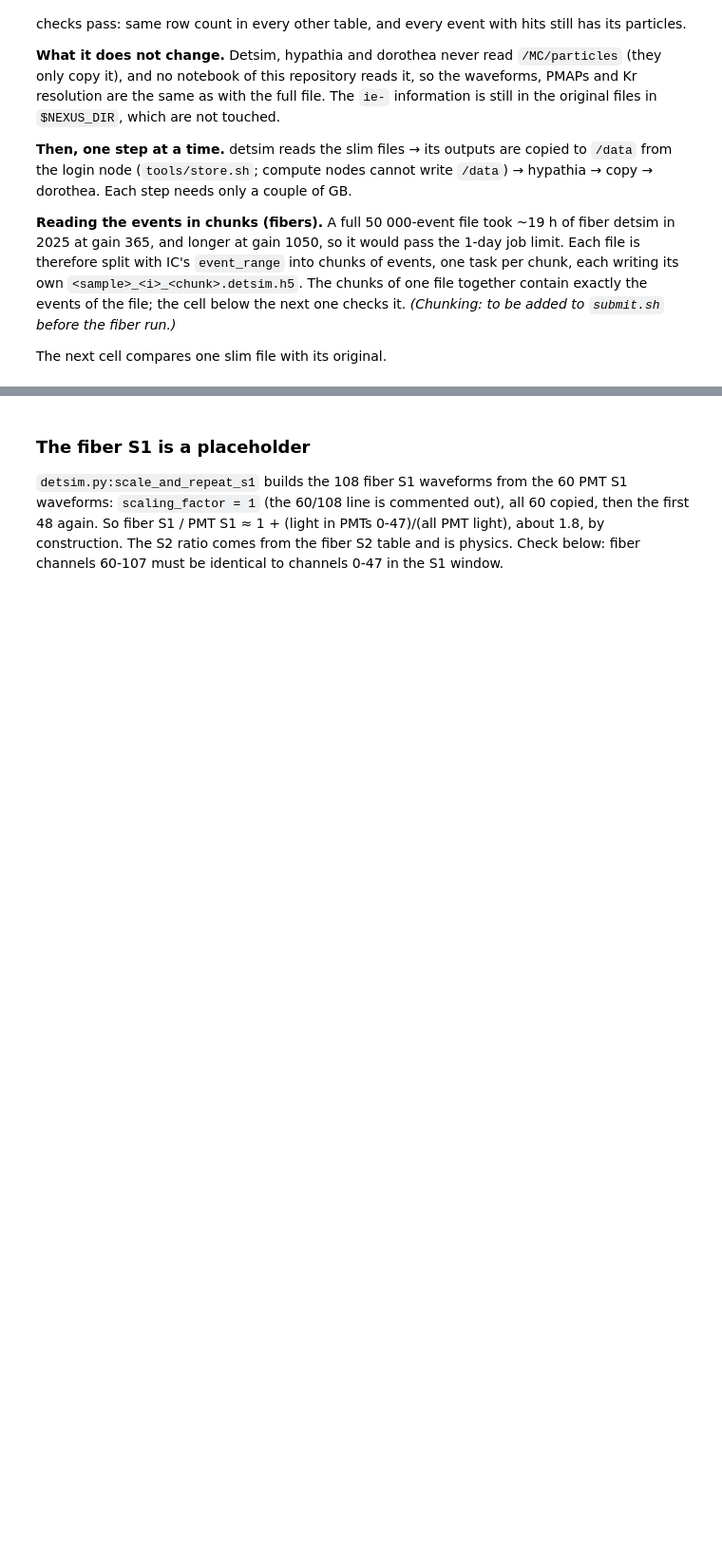
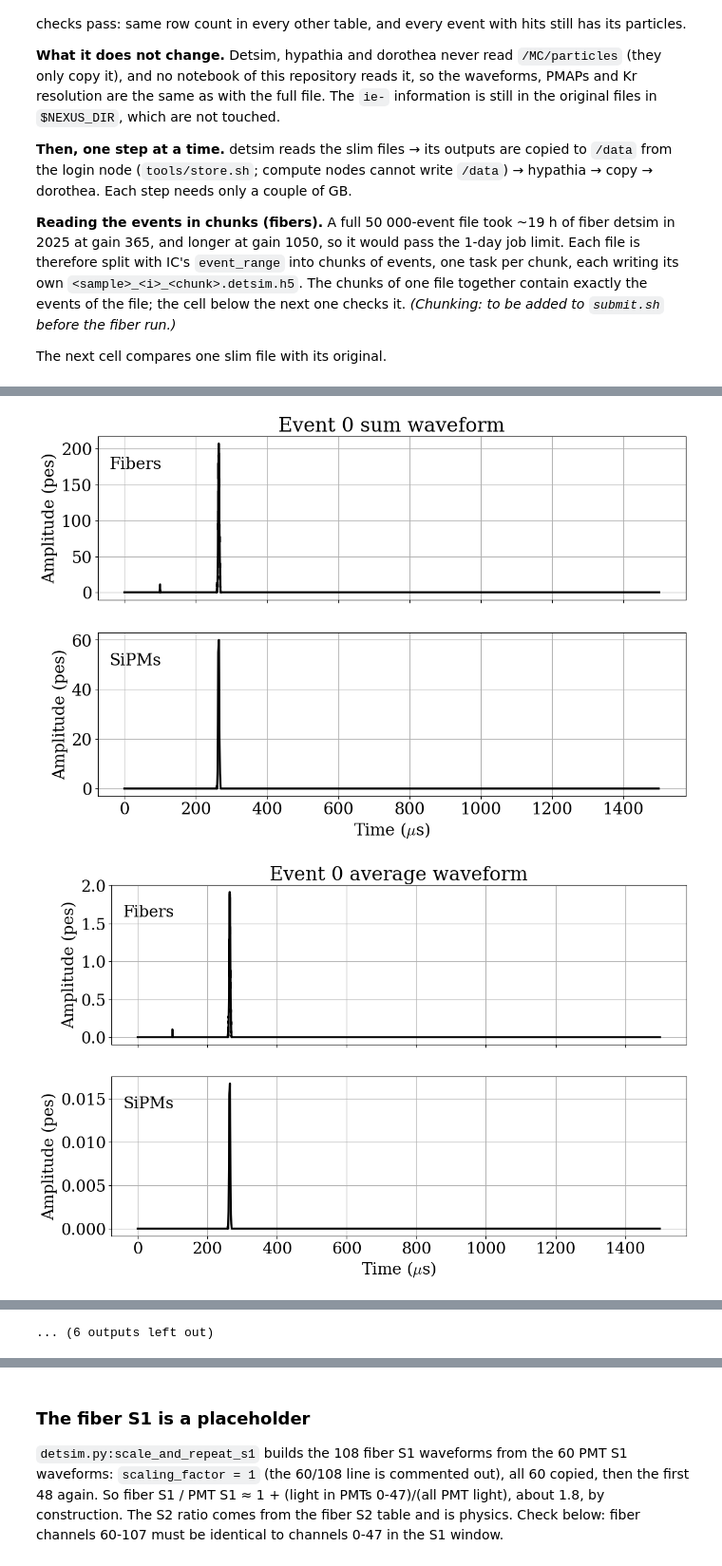
Before and after one commit to mariandbt/IC_ANALYSIS, a Jupyter notebook: notebooks/03_detsim.ipynb, the cells around one changed output, grey strips where cells are left out. Shown at 95% size. Saved outputs shown, nothing was run; the diff lists cells and outputs as text; code cells hidden in the pictures; blank space fills up the shorter version.

```diff
--- a/notebooks/03_detsim.ipynb
+++ b/notebooks/03_detsim.ipynb
@@ -65,0 +109,9 @@ checks.summary_ic([f_fib, f_pmt])
+# %%
+# 2. Waveforms: sum, average and highest channel, fibers and PMTs
+for f, det in [(f_fib, "fibers"), (f_pmt, "pmts")]:
+    for i in EVENTS:
+        for how in ["sum", "average", "highest"]:
+            show(plots.waveforms(f, i, how), f"{det}_wf_{how}_{i}")
+# %% [output]
+[figure, added]
+[figure, added]
@@ -65,0 +128 @@ checks.summary_ic([f_fib, f_pmt])
+... (6 outputs left out)
```
Also changed, not shown: parts of 11 cells of this notebook, 13 other files.
